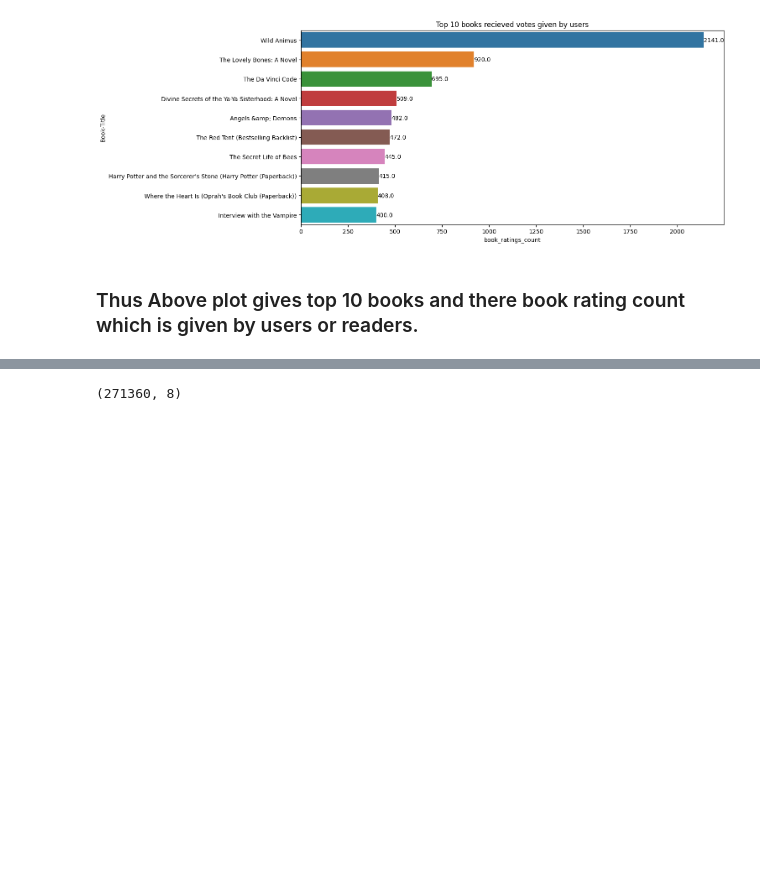
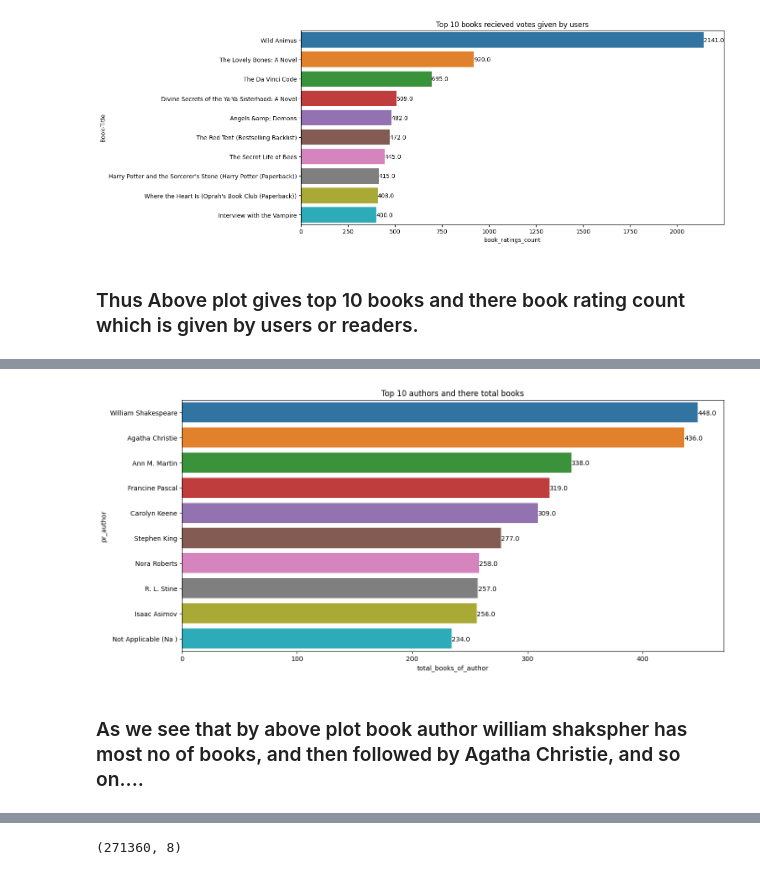
Before and after one commit to Suraj-7077/Unsupervised-ML-Book-Recommendation-system-Model, a Jupyter notebook: Unsupervised_ML_Capstone_Project_IV_.ipynb, the cells around one changed output, grey strips where cells are left out. Saved outputs shown, nothing was run; the diff lists cells and outputs as text; code cells hidden in the pictures; blank space fills up the shorter version.

```diff
--- a/Unsupervised_ML_Capstone_Project_IV_.ipynb
+++ b/Unsupervised_ML_Capstone_Project_IV_.ipynb
@@ -820,0 +837,15 @@ book_df.head()
+# %%
+author_books_df = authors_df.groupby('pr_author').agg(total_books_of_author = ('Book-Title', 'nunique')).reset_index()
+author_books_df = author_books_df.sort_values(by ='total_books_of_author', ascending=False).head(10)
+# %%
+plt.figure(figsize=(15,7))
+ax= sns.barplot(data= author_books_df, x='total_books_of_author', y='pr_author')
+
+for i in ax.patches :
+  ax.text(i.get_width() + 0.05,i.get_y()+0.5, str(i.get_width()), fontsize= 10 )
+plt.title('Top 10 authors and there total books')
+plt.show()
+# %% [output]
+[figure, added]
+# %% [markdown]
+### As we see that by above plot book author william shakspher has most no of books, and then followed by Agatha Christie, and so on....
```
Also changed, not shown: parts of 52 cells of this notebook.
